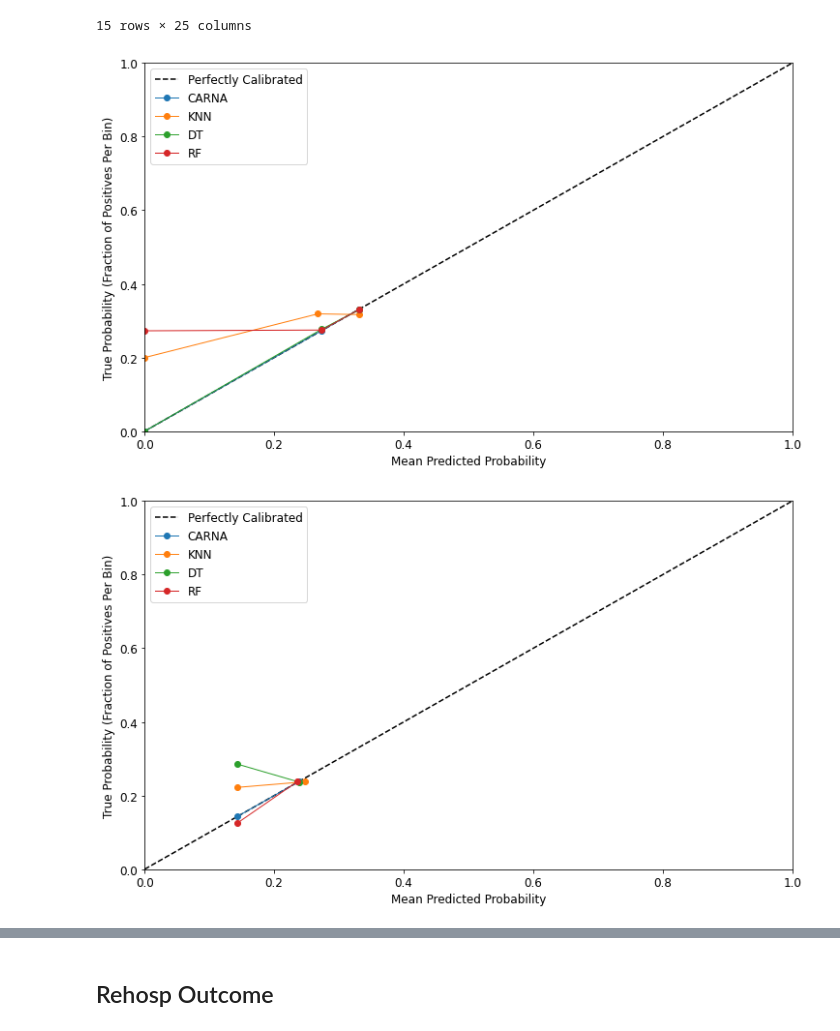
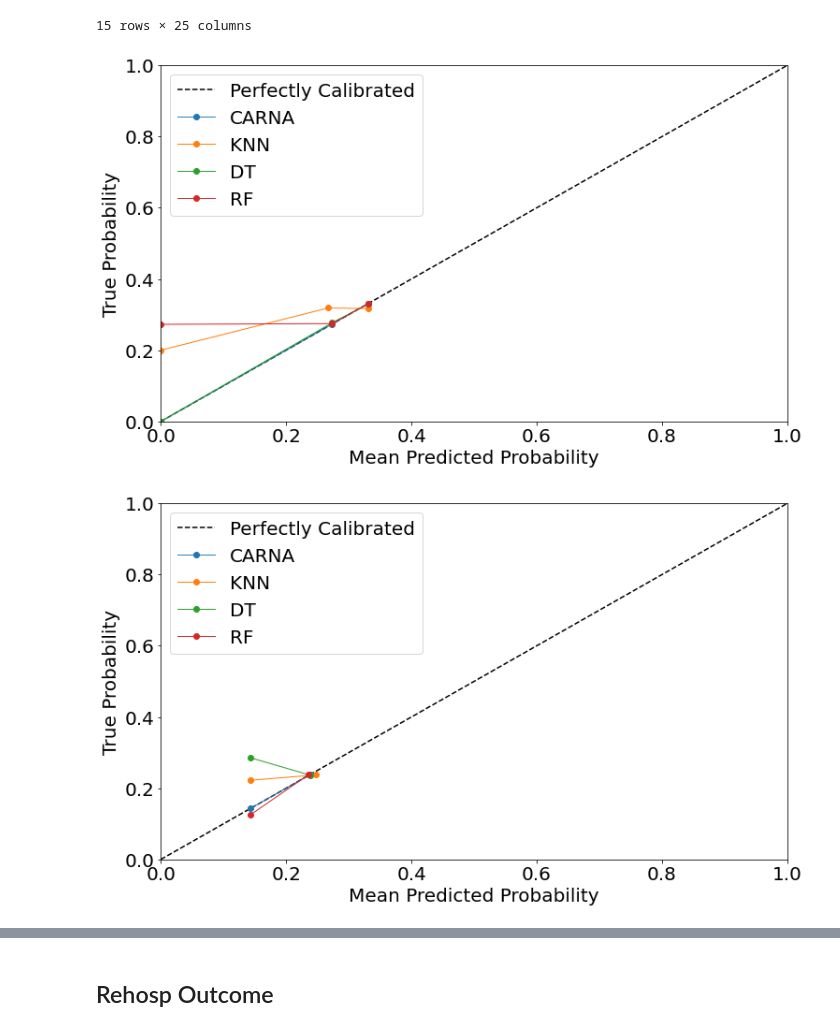
Before and after one commit to jozieLamp/CARNA, a Jupyter notebook: Model Comparison/Standard Model Comparisons.ipynb, the cells around one changed output, grey strips where cells are left out. Cells and saved outputs as stored; diff of their text form; code cells hidden in the pictures.

```diff
--- a/Model Comparison/Standard Model Comparisons.ipynb
+++ b/Model Comparison/Standard Model Comparisons.ipynb
@@ -32,7 +32,7 @@ from model_comp import getCalibrationCurve
 %load_ext autoreload
 %autoreload 2
 
-plt.rc('font', size=12)
+plt.rc('font', size=20)
 warnings.filterwarnings('ignore')
 # %%
 #Load ESCAPE training data
@@ -595,36 +595,36 @@ carna_y, carna_x = getCalibrationCurve(binaryLabels=binaryLabels, predScores=bes
 knnScores = pd.DataFrame(best_knn_pred, index=scoreIdx)
 knn_y, knn_x = getCalibrationCurve(binaryLabels=binaryLabels, predScores=knnScores, groundTruthProbs=gt)
 
 dtScores = pd.DataFrame(best_dt_pred, index=scoreIdx)
 dt_y, dt_x = getCalibrationCurve(binaryLabels=binaryLabels, predScores=dtScores, groundTruthProbs=gt)
 
 rfScores = pd.DataFrame(best_rf_pred, index=scoreIdx)
 rf_y, rf_x = getCalibrationCurve(binaryLabels=binaryLabels, predScores=rfScores, groundTruthProbs=gt)
 
 
 fig, ax = plt.subplots(figsize=(12,7))
 line = mlines.Line2D([0, 1], [0, 1], linestyle='--', color='black', label='Perfectly Calibrated')
 transform = ax.transAxes
 line.set_transform(transform)
 ax.add_line(line)
 
 # only these two lines are calibration curves
 plt.plot(carna_x, carna_y, marker='o', linewidth=1, label='CARNA')
 plt.plot(knn_x, knn_y, marker='o', linewidth=1, label='KNN')
 plt.plot(dt_x, dt_y, marker='o', linewidth=1, label='DT')
 plt.plot(rf_x, rf_y, marker='o', linewidth=1, label='RF')
 
 # plt.title('Calibration plot for Hemo - DeLvTx')
 ax.set_xlabel('Mean Predicted Probability')
-ax.set_ylabel('True Probability (Fraction of Positives Per Bin)')
+ax.set_ylabel('True Probability')
 ax.set_xlim((0,1))
 ax.set_ylim((0,1))
 plt.legend()
 
-plt.savefig("Figures/Calibration_AllData_DeLvTx_Best.png")
+plt.savefig("Figures/Calibration_AllData_DeLvTx_Best.png", bbox_inches='tight', dpi=300)
 plt.show()
 # %% [output]
-[figure, old version]
+[figure, new version]
 # %%
 # Calibration Plot - All Data Death - Guide
 
@@ -661,15 +661,15 @@ plt.plot(rf_x, rf_y, marker='o', linewidth=1, label='RF')
 
 # plt.title('Calibration plot for Hemo - DeLvTx')
 ax.set_xlabel('Mean Predicted Probability')
-ax.set_ylabel('True Probability (Fraction of Positives Per Bin)')
+ax.set_ylabel('True Probability')
 ax.set_xlim((0,1))
 ax.set_ylim((0,1))
 plt.legend()
 
-plt.savefig("Figures/Calibration_AllData_DeLvTx_Guide.png")
+plt.savefig("Figures/Calibration_AllData_DeLvTx_Guide.png",bbox_inches='tight', dpi=300)
 plt.show()
 # %% [output]
-[figure, old version]
+[figure, new version]
 # %%
 # Calibration Plot - All Data Death - Card Shock
 
```
Also changed, not shown: parts of 10 cells of this notebook, 36 other files.
